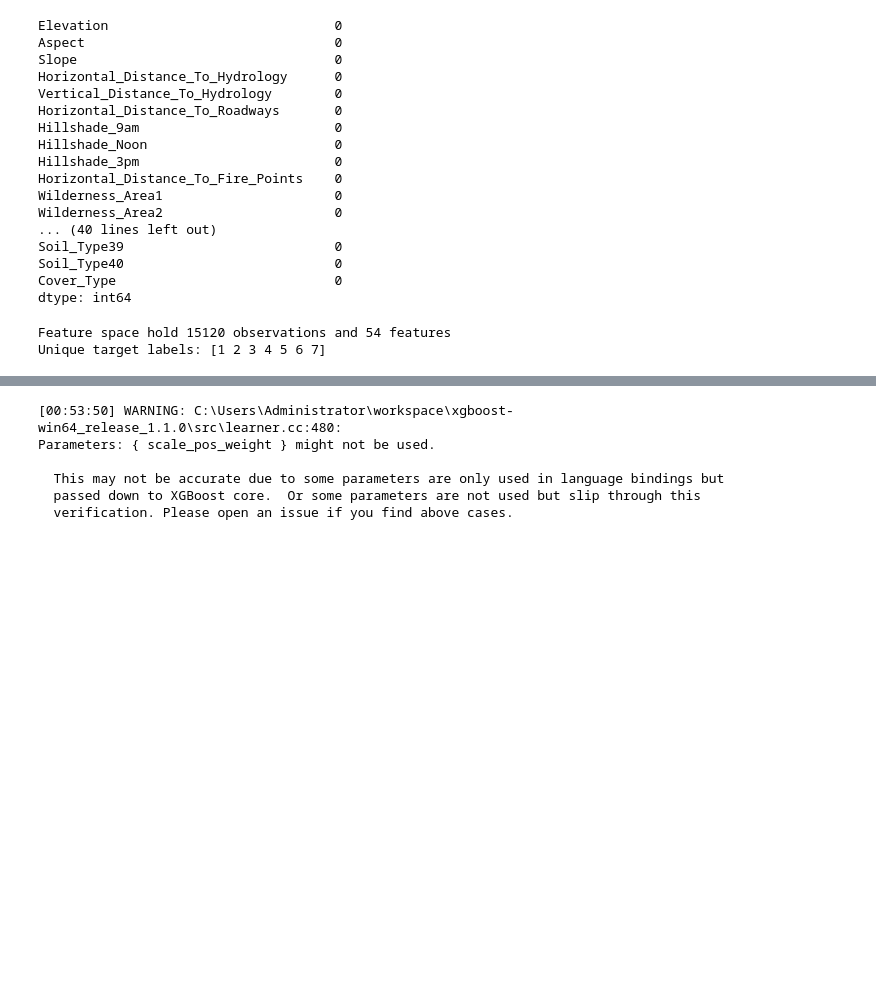
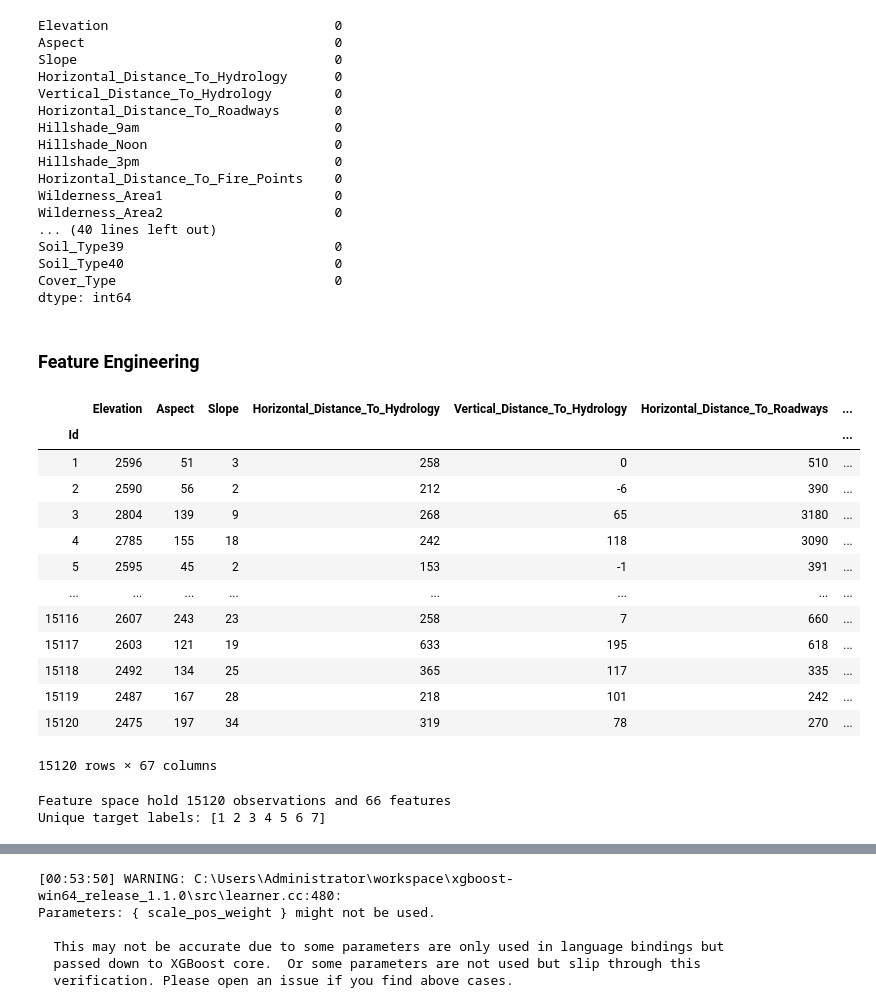
Before and after one commit to valmeau/w07-final-project, a Jupyter notebook: notebooks/final-project-xgb.ipynb, the cells around one changed output, grey strips where cells are left out. Cells and saved outputs as stored; diff of their text form; code cells hidden in the pictures; blank space fills up the shorter version.

```diff
--- a/notebooks/final-project-xgb.ipynb
+++ b/notebooks/final-project-xgb.ipynb
@@ -63,3 +65,22 @@ Soil_Type39                           0
 Soil_Type40                           0
 Cover_Type                            0
 dtype: int64
+# %% [markdown]
+### Feature Engineering
+# %%
+def add_feature(data):
+    data['Ele_minus_VDtHyd'] = data.Elevation-data.Vertical_Distance_To_Hydrology
+    data['Ele_plus_VDtHyd'] = data.Elevation+data.Vertical_Distance_To_Hydrology
+    data['Distanse_to_Hydrolody'] = (data['Horizontal_Distance_To_Hydrology']**2+data['Vertical_Distance_To_Hydrology']**2)**0.5
+    data['Hydro_plus_Fire'] = data['Horizontal_Distance_To_Hydrology']+data['Horizontal_Distance_To_Fire_Points']
+    data['Hydro_minus_Fire'] = data['Horizontal_Distance_To_Hydrology']-data['Horizontal_Distance_To_Fire_Points']
+    data['Hydro_plus_Road'] = data['Horizontal_Distance_To_Hydrology']+data['Horizontal_Distance_To_Roadways']
+    data['Hydro_minus_Road'] = data['Horizontal_Distance_To_Hydrology']-data['Horizontal_Distance_To_Roadways']
+    data['Fire_plus_Road'] = data['Horizontal_Distance_To_Fire_Points']+data['Horizontal_Distance_To_Roadways']
+    data['Fire_minus_Road'] = data['Horizontal_Distance_To_Fire_Points']-data['Horizontal_Distance_To_Roadways']
+    data['adj_elevation'] = data['Elevation'] - data['Vertical_Distance_To_Hydrology']
+    data['Soil_Type'] = (data.iloc[:,15:55] == 1).idxmax(1).str.extract('(\D+)(\d+)', expand=False)[1]
+    data['Wilderness'] = (data.iloc[:,10:14] == 1).idxmax(1).str.extract('(\D+)(\d+)', expand=False)[1]
+    return data
+# %%
+train_df = add_feature(train_df)
@@ -66,21 +94,42 @@ dtype: int64
+# %%
+train_df
+# %% [output]
+|  | Elevation | Aspect | Slope | Horizontal_Distance_To_Hydrology | Vertical_Distance_To_Hydrology | Horizontal_Distance_To_Roadways | ... |
+| Id |  |  |  |  |  |  | ... |
+| 1 | 2596 | 51 | 3 | 258 | 0 | 510 | ... |
+| 2 | 2590 | 56 | 2 | 212 | -6 | 390 | ... |
+| 3 | 2804 | 139 | 9 | 268 | 65 | 3180 | ... |
+| 4 | 2785 | 155 | 18 | 242 | 118 | 3090 | ... |
+| 5 | 2595 | 45 | 2 | 153 | -1 | 391 | ... |
+| ... | ... | ... | ... | ... | ... | ... | ... |
+| 15116 | 2607 | 243 | 23 | 258 | 7 | 660 | ... |
+| 15117 | 2603 | 121 | 19 | 633 | 195 | 618 | ... |
+| 15118 | 2492 | 134 | 25 | 365 | 117 | 335 | ... |
+| 15119 | 2487 | 167 | 28 | 218 | 101 | 242 | ... |
+| 15120 | 2475 | 197 | 34 | 319 | 78 | 270 | ... |
+15120 rows × 67 columns
 # %%
-# Isolate target data
-cover_type = train_df['Cover_Type']
-y = np.array(cover_type)
+def seperate_train_and_label(data):
+    # Isolate target data
+    cover_type = data['Cover_Type']
+    y = np.array(cover_type)
 
-# Dropping output from feature space
-to_drop = ['Cover_Type']
-cover_feat_space = train_df.drop(to_drop, axis = 1)
+    # Dropping output from feature space
+    to_drop = ['Cover_Type']
+    cover_feat_space = data.drop(to_drop, axis = 1)
 
-# Pull out geatures for future use
-features = cover_feat_space.columns
-X = np.array(cover_feat_space).astype(np.float)
+    # Pull out features for future use
+    features = cover_feat_space.columns
+    X = np.array(cover_feat_space).astype(np.float)
 
-print("Feature space hold %d observations and %d features" % X.shape)
-print("Unique target labels:", np.unique(y))
+    print("Feature space hold %d observations and %d features" % X.shape)
+    print("Unique target labels:", np.unique(y))
+    return X,y
-# %% [output]
-Feature space hold 15120 observations and 54 features
-Unique target labels: [1 2 3 4 5 6 7]
+# %%
+X, y = seperate_train_and_label(train_df)
+# %% [output]
+Feature space hold 15120 observations and 66 features
+Unique target labels: [1 2 3 4 5 6 7]
 # %%
 lable_classes = classes=[1,2,3,4,5,6,7]
 y_binarized = label_binarize(y, lable_classes)
```
Also changed, not shown: parts of 11 cells of this notebook.
